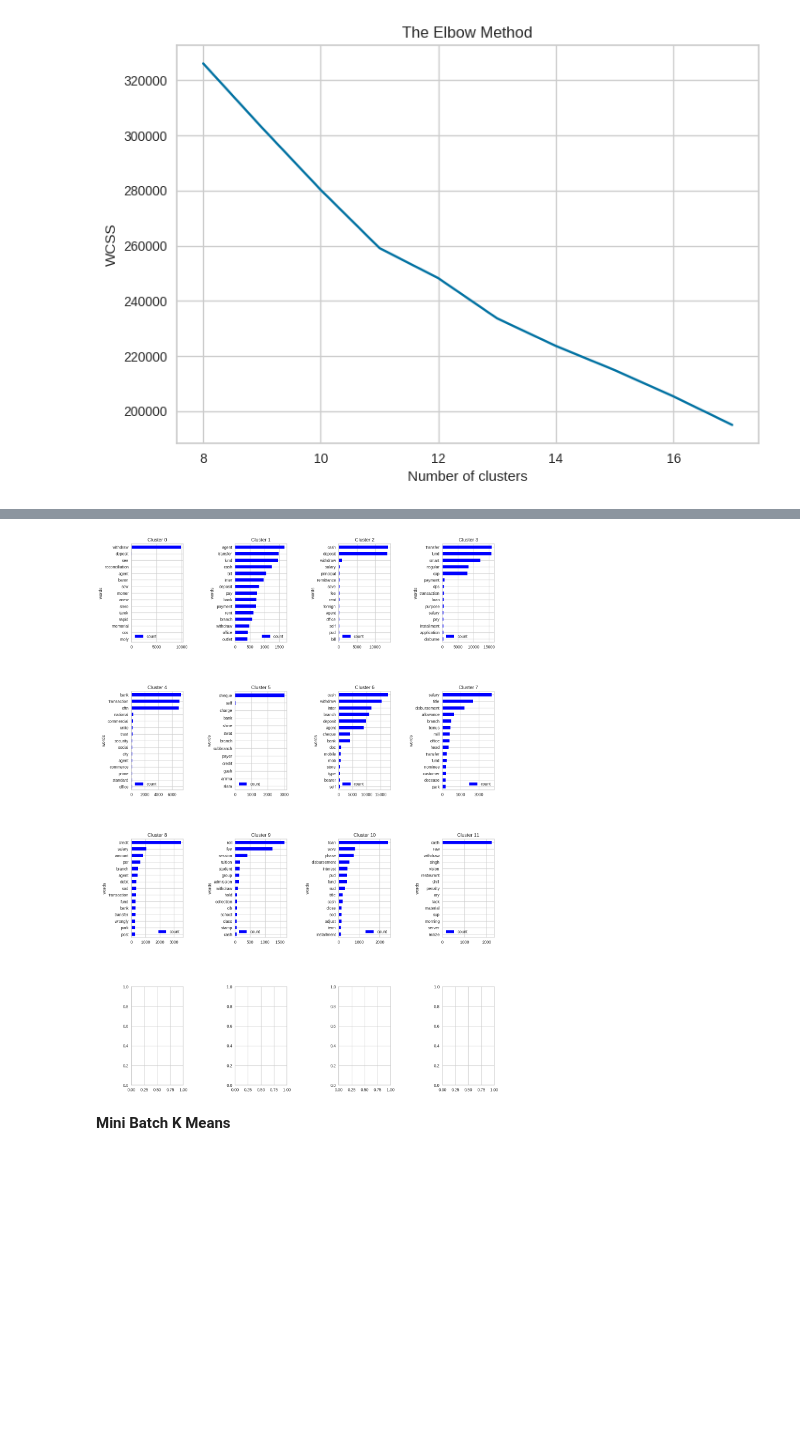
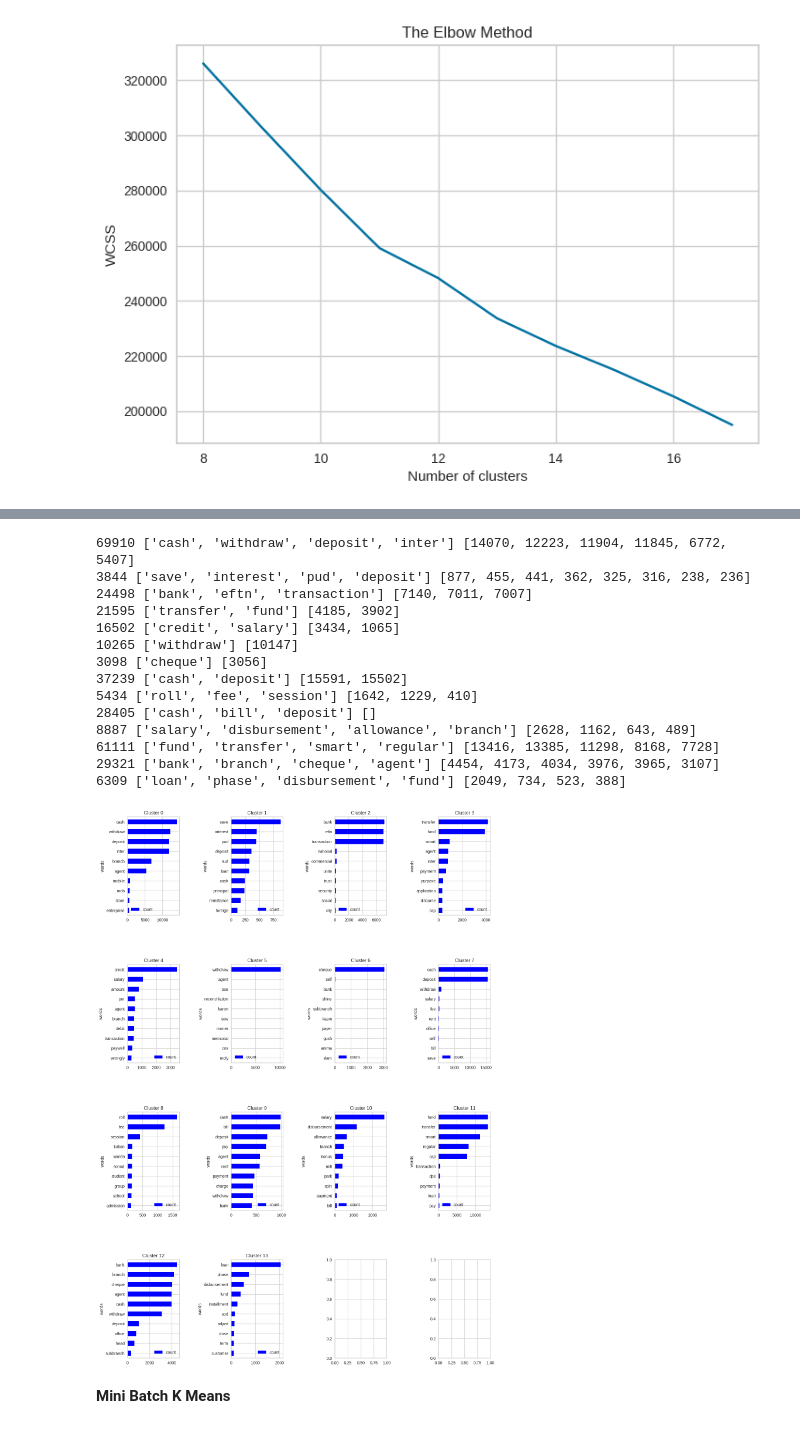
Before and after one commit to hishamcse/Business_Analytics_Transaction_Clustering, a Jupyter notebook: Training_Task.ipynb, the cells around one changed output, grey strips where cells are left out. Drawn from its saved outputs; the diff is of its cells as text; code cells hidden in the pictures; blank space fills up the shorter version.

```diff
--- a/Training_Task.ipynb
+++ b/Training_Task.ipynb
@@ -356,7 +366,7 @@ plt.show()
 # %%
 from gensim.models import Word2Vec
 
-model = Word2Vec(sentences=narrations, workers=1, seed=42)
+gensim_model = Word2Vec(sentences=narrations, workers=1, seed=42)
 # %%
 def vectorize(list_of_docs, model):
     """Generate vectors for list of documents using a Word Embedding
@@ -387,6 +397,6 @@ def vectorize(list_of_docs, model):
             features.append(zero_vector)
     return features
 
-vectorized_docs = vectorize(narrations, model=model)
+vectorized_docs = vectorize(narrations, model=gensim_model)
 len(vectorized_docs), len(vectorized_docs[0])
 # %% [output]
@@ -426,7 +437,7 @@ visualizer.show()        # Finalize and render figure
 # %%
 # calinski_harabasz score analysis
 
-visualizer = KElbowVisualizer(model, k=(11,18),metric='calinski_harabasz', timings= False)
+visualizer = KElbowVisualizer(model, k=(11,18),metric='calinski_harabasz', timings= True)
 visualizer.fit(vectorized_docs)        # Fit the data to the visualizer
 visualizer.show()
 # %% [output]
@@ -434,6 +445,6 @@ visualizer.show()
 <Axes: title={'center': 'Calinski Harabasz Score Elbow for KMeans Clustering'}, xlabel='k', ylabel='calinski harabasz score'>
 # %%
-KMeans_cluster_size = 12
-kmeans = KMeans(n_clusters=KMeans_cluster_size, n_init=10,random_state=42)
+KMeans_cluster_size = 14
+kmeans = KMeans(n_clusters=KMeans_cluster_size, n_init=14,random_state=42)
 kmeans.fit(vectorized_docs)
 # %% [output]
@@ -463,27 +474,53 @@ df_clusters_KMeans
 # %%
 # frequency plot per cluster (K-means)
 
 import itertools
 import collections
 import matplotlib.pyplot as plt
 
-def perClusterPlot(arr,ax,title):
+most_freq_words_kmeans = [[] for _ in range(KMeans_cluster_size)]
+
+def perClusterPlot(arr,ax,title,clusterNo):
   lemmatized_tokens = list(arr['tokens'])
   token_list = list(itertools.chain(*lemmatized_tokens))
   counts_no = collections.Counter(token_list)
-  clean_tweets = pd.DataFrame(counts_no.most_common (15), columns=['words', 'count'])
+  clean_tweets = pd.DataFrame(counts_no.most_common (10), columns=['words', 'count'])
   clean_tweets.sort_values(by='count').plot.barh(x='words',y='count',ax=ax,color='blue', title=title)
+  s = sum(counts_no.values())
+  vals = [x[1] for x in counts_no.most_common (10) if (x[1] / s * 100.0) > 5.0]
+  if len(vals) == 0:
+    keys = [x[0] for x in counts_no.most_common (3)]
+  elif len(vals) > 4:
+    keys = [x[0] for x in counts_no.most_common (4)]
+  else:
+    keys = [x[0] for x in counts_no.most_common (len(vals))]
+  print(s, keys, vals)
+  most_freq_words_kmeans[clusterNo].append(keys)
 
 
 fig, ax = plt.subplots(nrows=int(KMeans_cluster_size / 4 + 1), ncols=4, figsize=(16, 24))
 plt.subplots_adjust(wspace=1, hspace=0.5)
 axe = ax.ravel()
 for i in range(KMeans_cluster_size):
-   perClusterPlot(df_clusters_KMeans[df_clusters_KMeans["kmeans_cluster"] == i], axe[i], "Cluster " + str(i))
+   perClusterPlot(df_clusters_KMeans[df_clusters_KMeans["kmeans_cluster"] == i], axe[i], "Cluster " + str(i), i)
 
 plt.show()
 # %% [output]
+69910 ['cash', 'withdraw', 'deposit', 'inter'] [14070, 12223, 11904, 11845, 6772, 5407]
+3844 ['save', 'interest', 'pud', 'deposit'] [877, 455, 441, 362, 325, 316, 238, 236]
+24498 ['bank', 'eftn', 'transaction'] [7140, 7011, 7007]
+21595 ['transfer', 'fund'] [4185, 3902]
+16502 ['credit', 'salary'] [3434, 1065]
+10265 ['withdraw'] [10147]
+3098 ['cheque'] [3056]
+37239 ['cash', 'deposit'] [15591, 15502]
+5434 ['roll', 'fee', 'session'] [1642, 1229, 410]
+28405 ['cash', 'bill', 'deposit'] []
+8887 ['salary', 'disbursement', 'allowance', 'branch'] [2628, 1162, 643, 489]
+61111 ['fund', 'transfer', 'smart', 'regular'] [13416, 13385, 11298, 8168, 7728]
+29321 ['bank', 'branch', 'cheque', 'agent'] [4454, 4173, 4034, 3976, 3965, 3107]
+6309 ['loan', 'phase', 'disbursement', 'fund'] [2049, 734, 523, 388]
-[figure, old version]
+[figure, new version]
 # %% [markdown]
 **Mini Batch K Means**
 # %%
```
Also changed, not shown: parts of 36 cells of this notebook.
